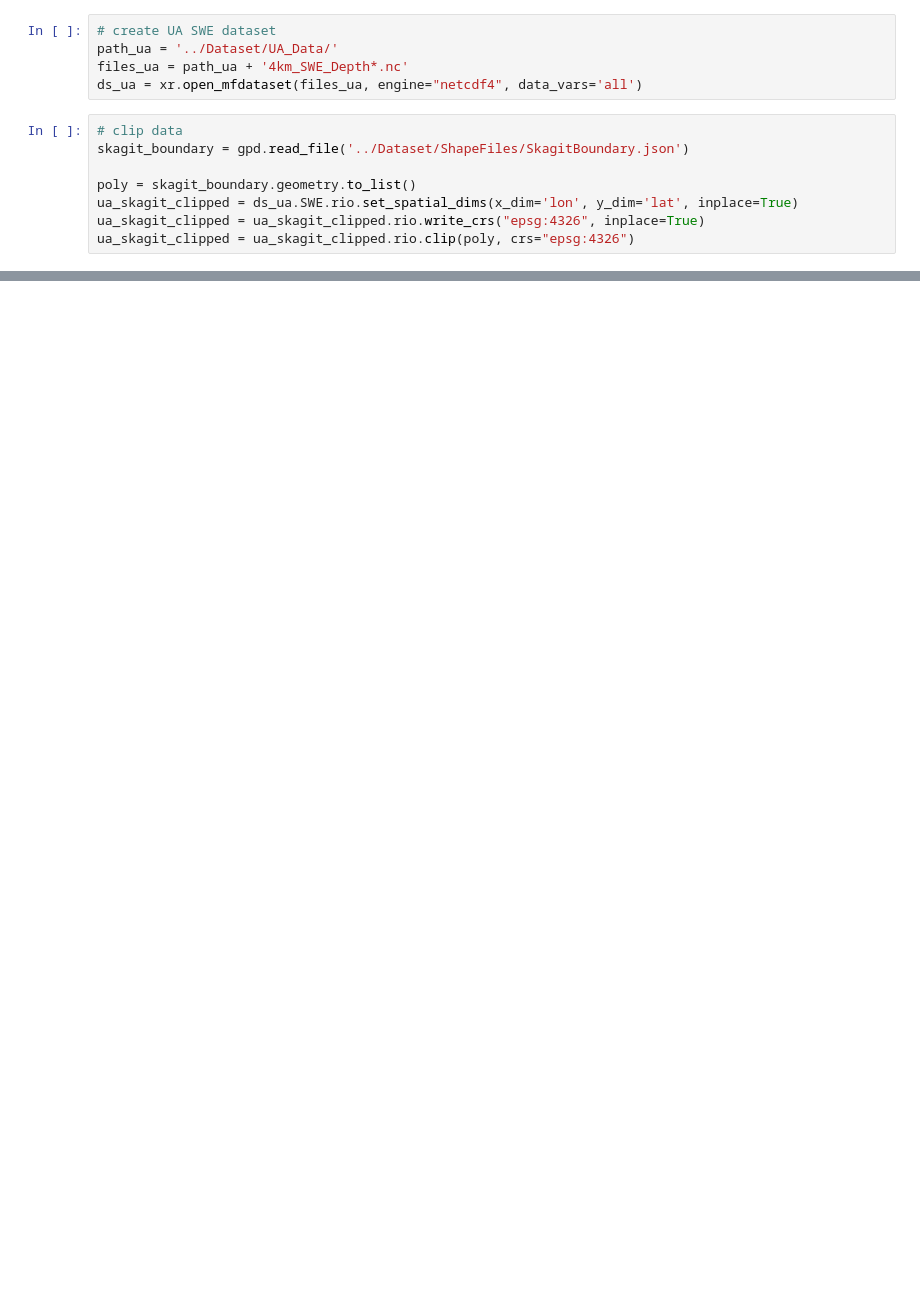
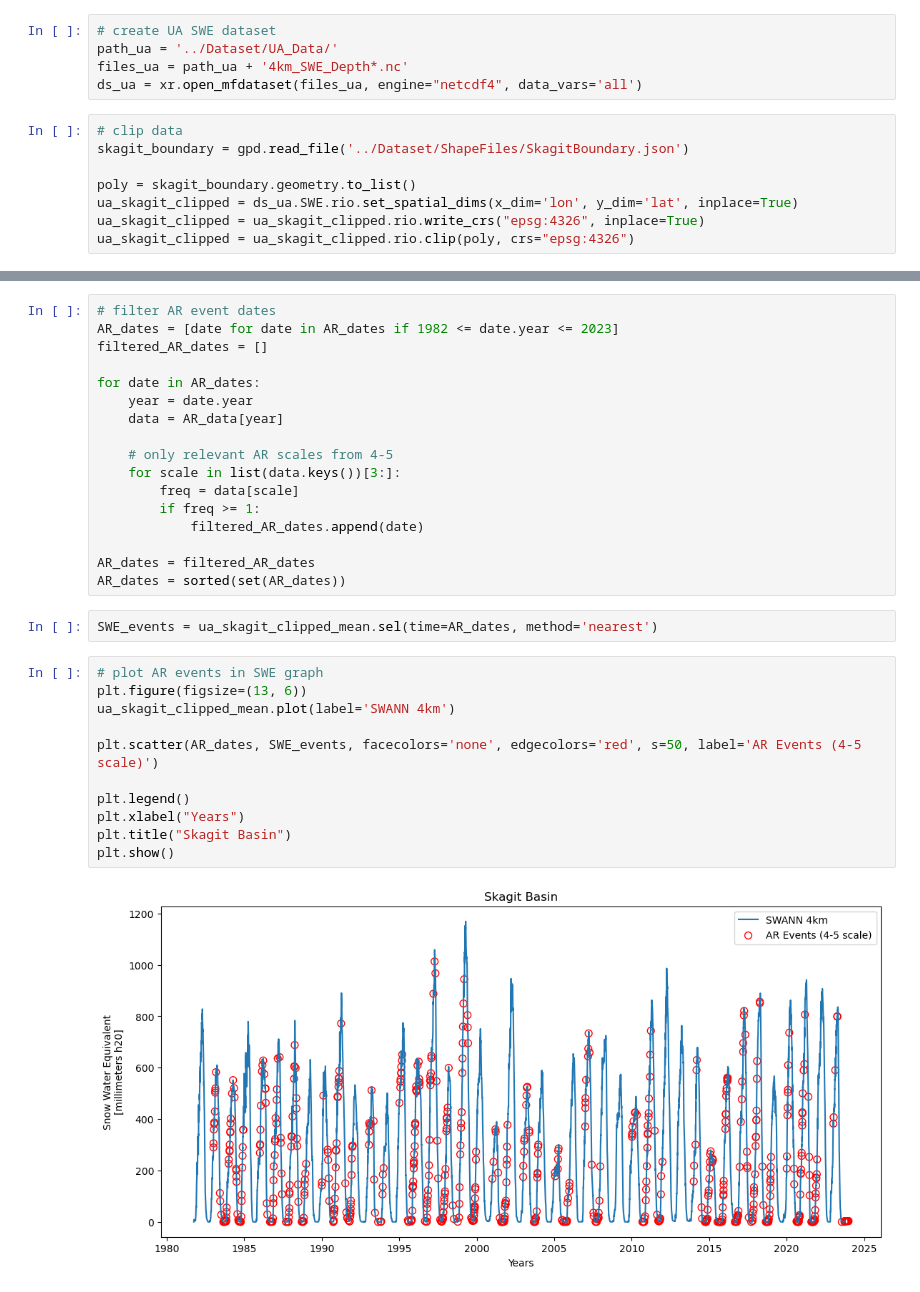
Before and after one commit to DSHydro/SnowComp, a Jupyter notebook: Getting Skagit Data.ipynb, the cells around one changed output, grey strips where cells are left out. Saved outputs shown, nothing was run; the diff lists cells and outputs as text; blank space fills up the shorter version.

```diff
--- a/Getting Skagit Data.ipynb
+++ b/Getting Skagit Data.ipynb
@@ -109,0 +102,32 @@ skagit_boundary.explore()
+# %%
+# filter AR event dates
+AR_dates = [date for date in AR_dates if 1982 <= date.year <= 2023]
+filtered_AR_dates = []
+
+for date in AR_dates:
+    year = date.year
+    data = AR_data[year]
+
+    # only relevant AR scales from 4-5
+    for scale in list(data.keys())[3:]:
+        freq = data[scale]
+        if freq >= 1:
+            filtered_AR_dates.append(date)
+
+AR_dates = filtered_AR_dates
+AR_dates = sorted(set(AR_dates))
+# %%
+SWE_events = ua_skagit_clipped_mean.sel(time=AR_dates, method='nearest')
+# %%
+# plot AR events in SWE graph
+plt.figure(figsize=(13, 6))
+ua_skagit_clipped_mean.plot(label='SWANN 4km')
+
+plt.scatter(AR_dates, SWE_events, facecolors='none', edgecolors='red', s=50, label='AR Events (4-5 scale)')
+
+plt.legend()
+plt.xlabel("Years")
+plt.title("Skagit Basin")
+plt.show()
+# %% [output]
+[figure, added]
```
Also changed, not shown: parts of 8 cells of this notebook.
